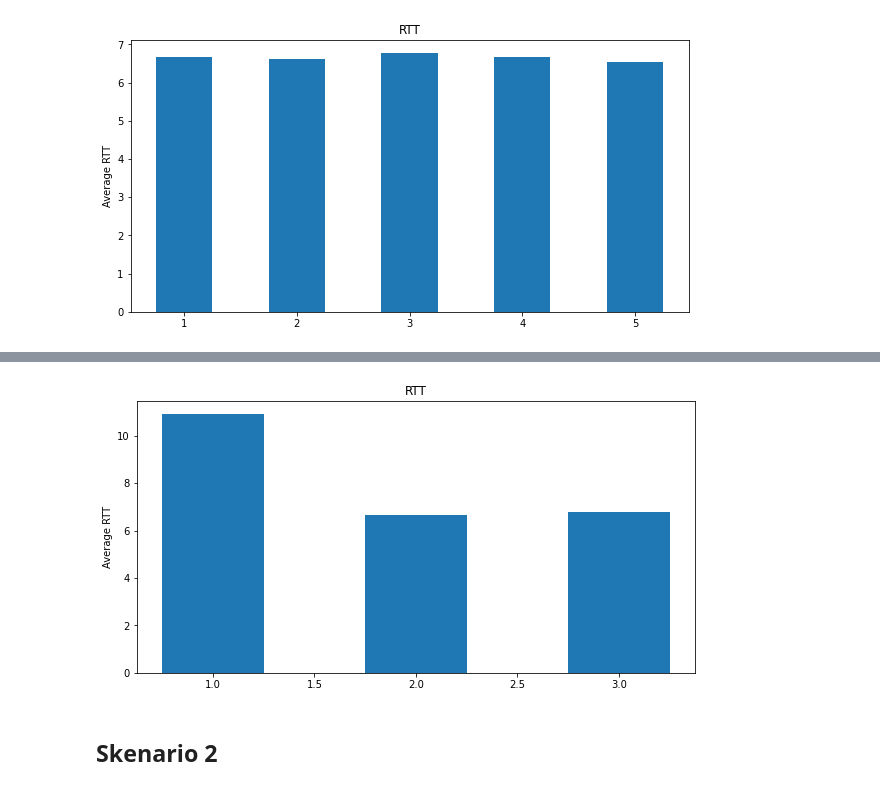
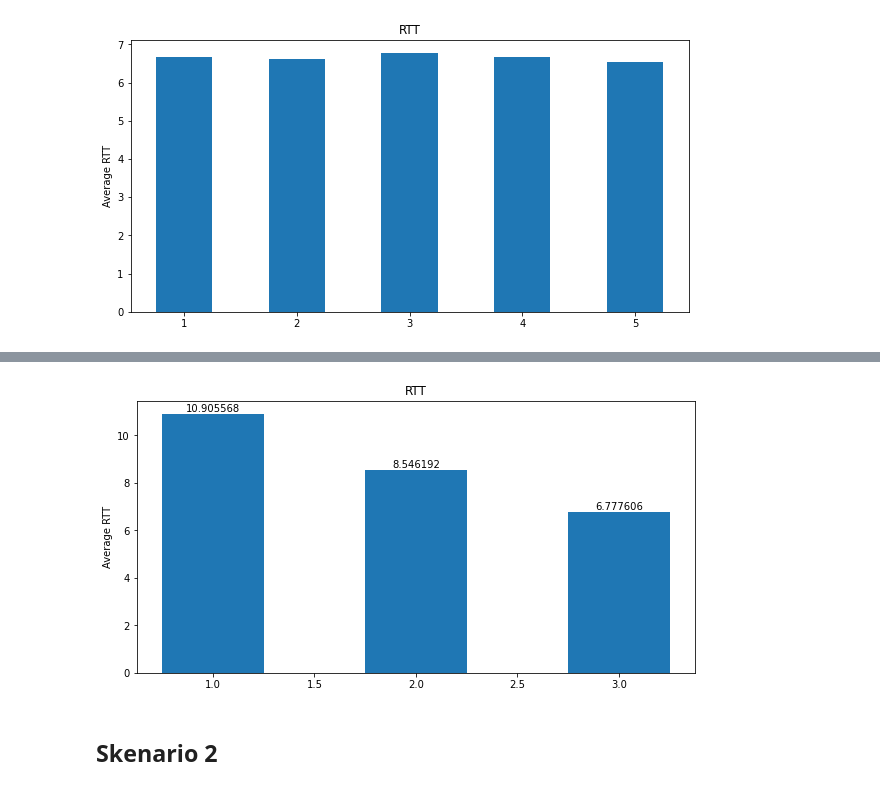
Before and after one commit to Rafi030615/NDN_Riset, a Jupyter notebook: Consumer/RTT Skenario 1.ipynb, the cells around one changed output, grey strips where cells are left out. Cells and saved outputs as stored; diff of their text form; code cells hidden in the pictures.

```diff
--- a/Consumer/RTT Skenario 1.ipynb
+++ b/Consumer/RTT Skenario 1.ipynb
@@ -72,17 +88,22 @@ plt.show()
 # %%
-dfs = [z11, z21, z33]
+dfs = [z12, z22, z33]
 tinggi = []
 for df in dfs:
     tinggi.append(df.loc[0]["AverageRTT(ms)"])
 
-datar = [1,2,3]
-plt.figure(figsize=(10,5))
-plt.bar(datar, tinggi, width = 0.5)
+datar = [1, 2, 3]
+plt.figure(figsize=(10, 5))
+plt.bar(datar, tinggi, width=0.5)
+
+# Menambahkan nilai pada setiap batang
+for i, t in enumerate(tinggi):
+    plt.text(datar[i], t, str(t), ha="center", va="bottom")
+
 plt.ylabel("Average RTT")
 plt.title("RTT")
 plt.show()
 # %% [output]
-[figure, old version]
+[figure, new version]
 # %% [markdown]
 ## Skenario 2
 # %%
```
Also changed, not shown: parts of 4 cells of this notebook, 2 other files.
